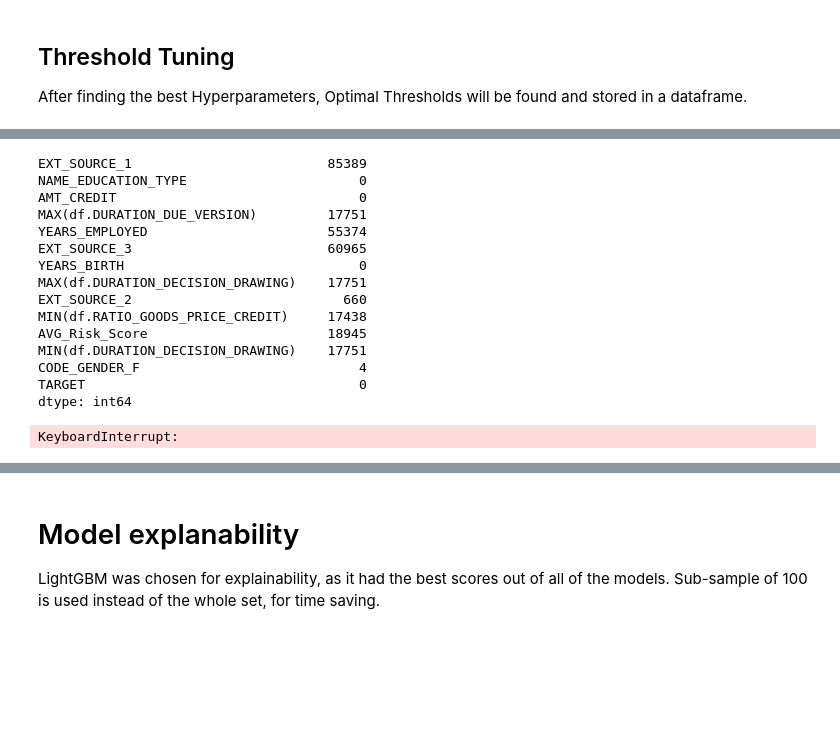
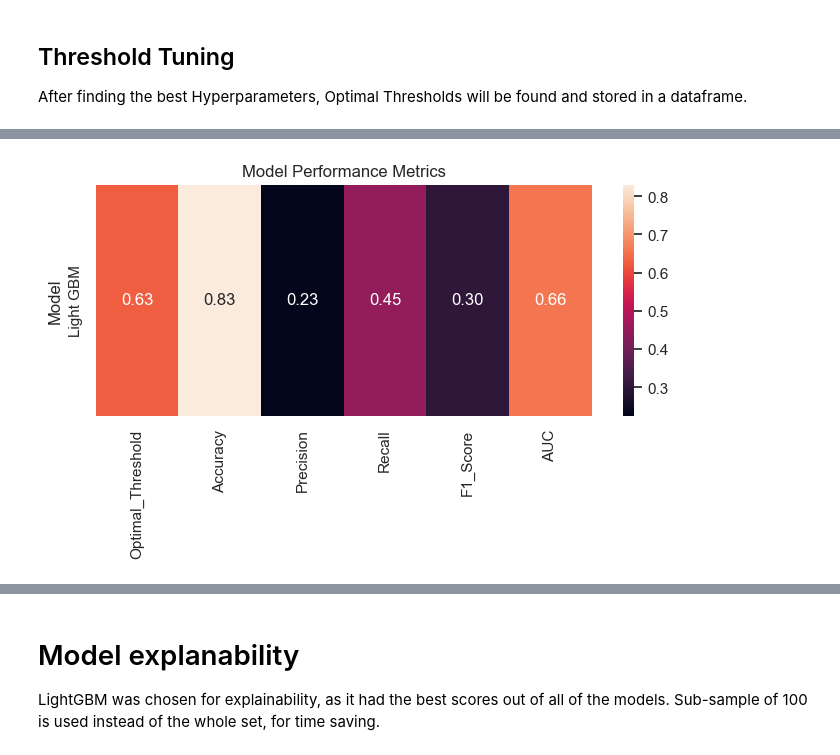
Before and after one commit to gkukse/Home-Credit-Default-Risk, a Jupyter notebook: 6_Model_redo.ipynb, the cells around one changed output, grey strips where cells are left out. Drawn from its saved outputs; the diff is of its cells as text; code cells hidden in the pictures; blank space fills up the shorter version.

```diff
--- a/6_Model_redo.ipynb
+++ b/6_Model_redo.ipynb
@@ -552,45 +235,5 @@ shape: (307_511, 14)
-# %%
-selected_data_pl.to_pandas().isna().sum()
-# %% [output]
-EXT_SOURCE_1                         85389
-NAME_EDUCATION_TYPE                      0
-AMT_CREDIT                               0
-MAX(df.DURATION_DUE_VERSION)         17751
-YEARS_EMPLOYED                       55374
-EXT_SOURCE_3                         60965
-YEARS_BIRTH                              0
-MAX(df.DURATION_DECISION_DRAWING)    17751
-EXT_SOURCE_2                           660
-MIN(df.RATIO_GOODS_PRICE_CREDIT)     17438
-AVG_Risk_Score                       18945
-MIN(df.DURATION_DECISION_DRAWING)    17751
-CODE_GENDER_F                            4
-TARGET                                   0
-dtype: int64
-# %%
-X = selected_data[['YEARS_BIRTH', 'EXT_SOURCE_2', 'CODE_GENDER_F', 'EXT_SOURCE_3', 'NAME_EDUCATION_TYPE']]
-
-# Standardize features
-scaler = StandardScaler()
-X_scaled = scaler.fit_transform(X)
-
-# Fit HDBSCAN
-clusterer = hdbscan.HDBSCAN(min_cluster_size=2)
-cluster_labels = clusterer.fit_predict(X_scaled)
-
-# Add cluster labels as a new feature
-selected_data['HDBSCAN_Cluster'] = cluster_labels
-
-# Plot the results
-plt.figure(figsize=(10, 6))
-plt.scatter(X_scaled[:, 0], X_scaled[:, 1], c=cluster_labels, cmap='rainbow', s=50)
-plt.title('HDBSCAN Clustering')
-plt.xlabel('Scaled Feature 1')
-plt.ylabel('Scaled Feature 2')
-plt.colorbar(label='Cluster Label')
-plt.show()
-
-# Display the resulting DataFrame
-print(selected_data)
-# %% [output]
-KeyboardInterrupt:
+# %%
+lightgbm_threshold = help_model.find_threshold(
+    lightgbm_pipeline, X_validation, y_validation, 'Light GBM')
+# %% [output]
+[figure, added]
```
Also changed, not shown: parts of 69 cells of this notebook, 6 other files.
